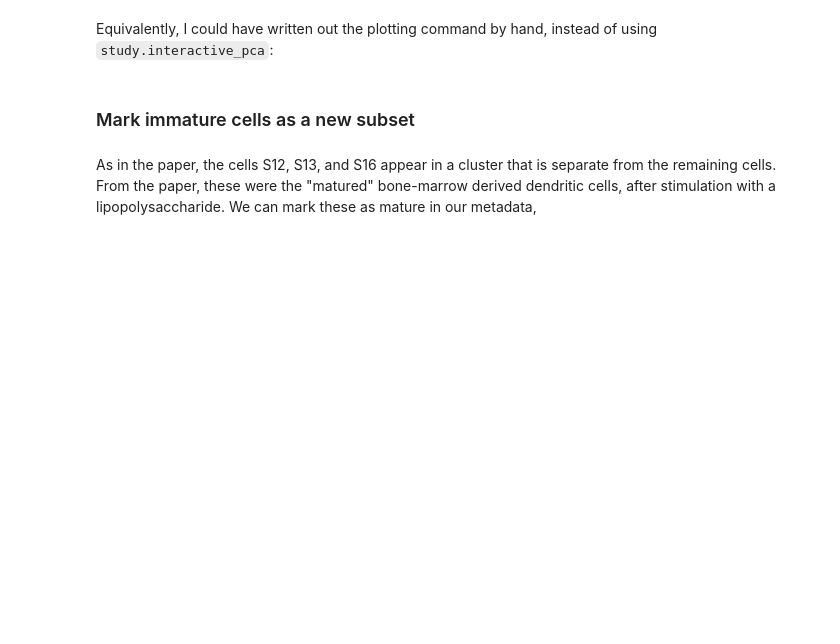
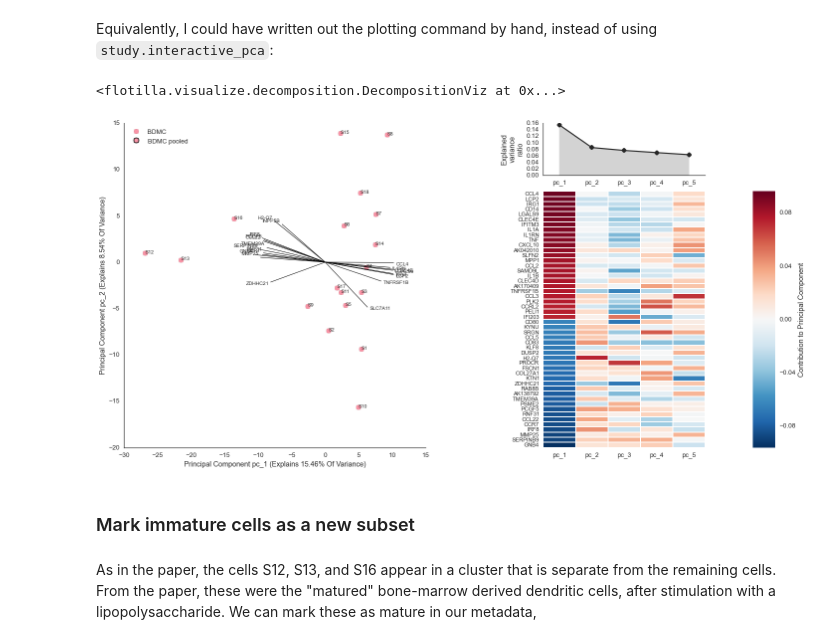
Before and after one commit to YeoLab/flotilla, a Jupyter notebook: doc/tutorial/reproduce_shalek2013.ipynb, the cells around one changed output. Cells and saved outputs as stored; diff of their text form; code cells hidden in the pictures; blank space fills up the shorter version.

```diff
--- a/doc/tutorial/reproduce_shalek2013.ipynb
+++ b/doc/tutorial/reproduce_shalek2013.ipynb
@@ -273,7 +348,10 @@ A "sequences shortened" version of this is available as a gif:
 # %% [markdown]
 Equivalently, I could have written out the plotting command by hand, instead of using `study.interactive_pca`:
 # %%
-study.plot_pca(feature_subset='gene_category: LPS Response', sample_subset='not (pooled)', plot_violins=False, show_point_labels=True)
+study.plot_pca(feature_subset='Gene Category: LPS Response', sample_subset='not (pooled)', plot_violins=False, show_point_labels=True)
+# %% [output]
+<flotilla.visualize.decomposition.DecompositionViz at 0x...>
+[figure, added]
 # %% [markdown]
 ### Mark immature cells as a new subset
 # %% [markdown]
```
Also changed, not shown: parts of 21 cells of this notebook, 2 other files.
